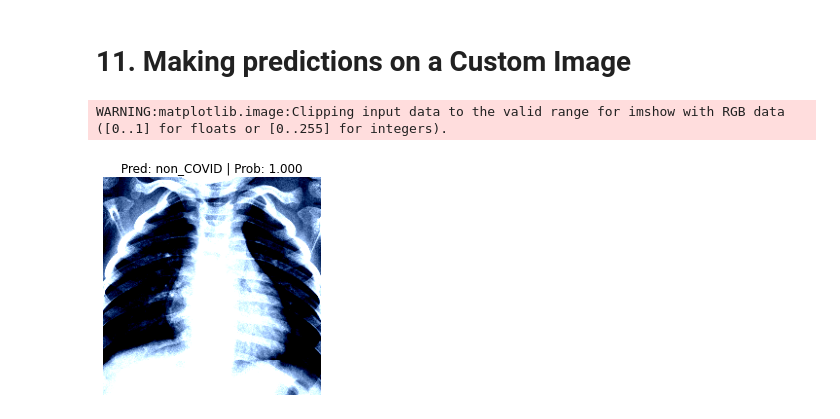
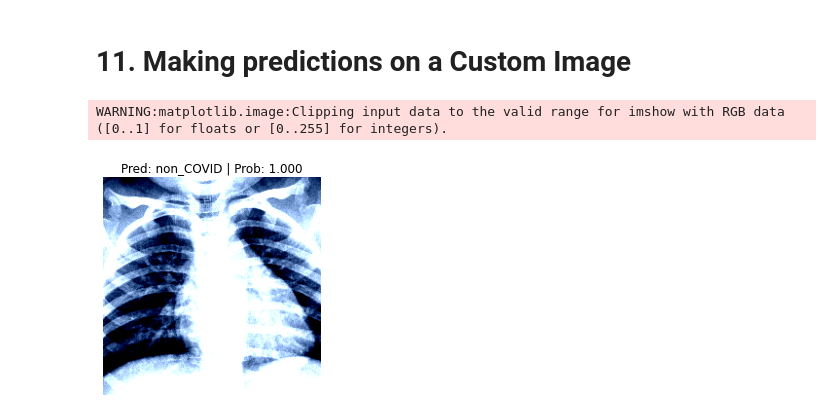
Before and after one commit to telnarayanan/HuggingFaceTransformers, a Jupyter notebook: ViT_Xray_BiTs.ipynb, the cells around one changed output. Cells and saved outputs as stored; diff of their text form; code cells hidden in the pictures.

```diff
--- a/ViT_Xray_BiTs.ipynb
+++ b/ViT_Xray_BiTs.ipynb
@@ -1228,24 +1228,25 @@ def pred_and_plot_image(model: torch.nn.Module,
 # %%
 import requests
 
 # Import function to make predictions on images and plot them
 
 
 # setup custom image path
 
 #custom_image_path2 = '/content/drive/My Drive/Data/CustomImageTest/NORMAL(110).jpg'
 #custom_image_path2 = '/content/drive/My Drive/Data/CustomImageTest/NORMAL(143).jpg'
-custom_image_path2 = '/content/drive/My Drive/Data/CustomImageTest/NORMAL(155).jpg'
+custom_image_path2 = '/content/drive/My Drive/Data/XRay/XRayExtract/Test/non_COVID/NORMAL(64).jpg'
+#custom_image_path2 = '/content/drive/My Drive/Data/XRay/XRayExtract/Test/COVID/COVID-19 (353).jpg'
 #custom_image_path2 = '/content/drive/My Drive/Data/CustomImageTest/COVID-19 (353).jpg'
 #custom_image_path2 = '/content/drive/My Drive/Data/CustomImageTest/COVID-19 (439).jpg'
 #custom_image_path2 = '/content/drive/My Drive/Data/CustomImageTest/COVID-19 (609).jpg'
 
 
 
 pred_and_plot_image(model=pretrained_vit,
                     image_path=custom_image_path2,
                     class_names=class_names,
                     transform=pretrained_vit_transforms)
 # %% [output]
 WARNING:matplotlib.image:Clipping input data to the valid range for imshow with RGB data ([0..1] for floats or [0..255] for integers).
-[figure, old version]
+[figure, new version]
```
Also changed, not shown: parts of 16 cells of this notebook.
